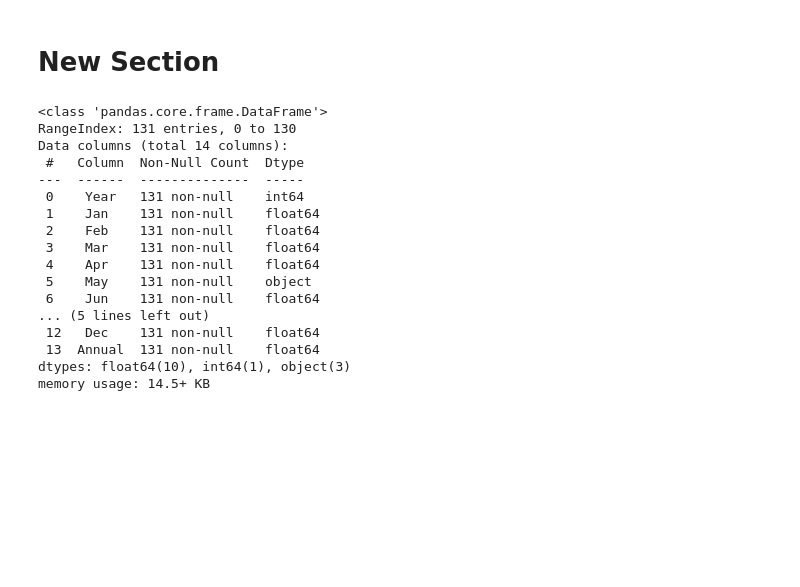
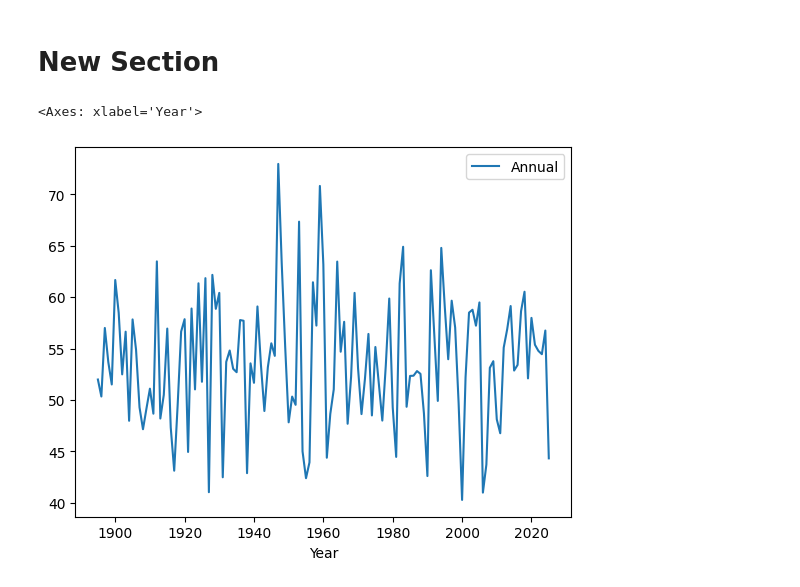
Before and after one commit to Isabella1245/Emerge-Data-Science-NASA, a Jupyter notebook: Emerge_Hackathon.ipynb, the cells around one changed output. Drawn from its saved outputs; the diff is of its cells as text; code cells hidden in the pictures; blank space fills up the shorter version.

```diff
--- a/Emerge_Hackathon.ipynb
+++ b/Emerge_Hackathon.ipynb
@@ -11,49 +11,38 @@ import matplotlib.pyplot as plt               # For making graphs
 from datetime import date                     # For formatting dates
 from PIL import Image                         # For getting and displaying images from links
 import requests                               # For getting information from links
 from io import BytesIO                        # For working with types of input and output
 import seaborn as sns
 import folium
 
 # end date for data
 endDate = "2024-12-31"
 
 # florida counties boundaries as spacial data
 flCounties = gpd.read_file('florida_counties.geojson')
 
 # init folium basemap based on flCounties
 map = folium.Map(location=[28.263363, -83.497652], tiles="CartoDB positron", zoom_start=7)
 
 # Add each polygon as a marker on the map
 for idx, row in flCounties.iterrows():
     # Simplify geometry to make the map load faster
     sim_geo = gpd.GeoSeries(row["geometry"]).simplify(tolerance=0.001)
     geo_j = sim_geo.to_json()
     geo_j = folium.GeoJson(data=geo_j, style_function=lambda x: {"fillColor": "blue"})
     folium.Popup(row["NAME"]).add_to(geo_j)
     geo_j.add_to(map)
 
 #display(map)
 
 
-FLRainfallPerMonth = pd.read_csv('Florida-Rainfall-Data-FSU.csv', encoding='latin1')
+FLrainPerM = pd.read_csv('Florida-Rainfall-Data-FSU.csv', encoding='latin1')
 
-FLRainfallPerMonth.info()
+yearCol = 'Year'
+annualCol = "Annual"
+
+#FLrainPerM.columns
+FLrainPerM.plot(x="Year", y="Annual", kind="line")
 # %% [output]
-<class 'pandas.core.frame.DataFrame'>
-RangeIndex: 131 entries, 0 to 130
-Data columns (total 14 columns):
- #   Column  Non-Null Count  Dtype
----  ------  --------------  -----
- 0    Year   131 non-null    int64
- 1    Jan    131 non-null    float64
- 2    Feb    131 non-null    float64
- 3    Mar    131 non-null    float64
- 4    Apr    131 non-null    float64
- 5    May    131 non-null    object
- 6    Jun    131 non-null    float64
-... (5 lines left out)
- 12   Dec    131 non-null    float64
- 13  Annual  131 non-null    float64
-dtypes: float64(10), int64(1), object(3)
-memory usage: 14.5+ KB
+<Axes: xlabel='Year'>
+[figure, added]
```
